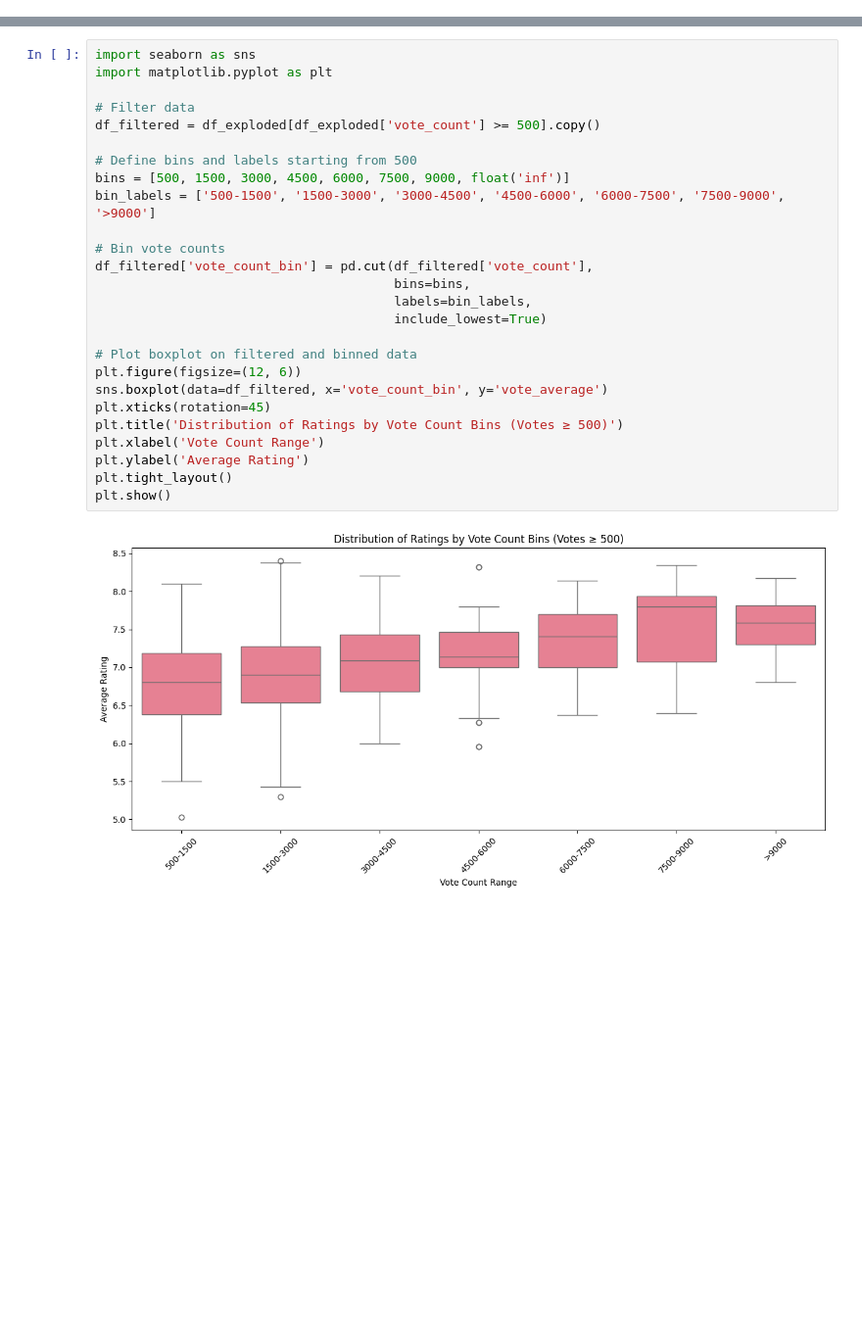
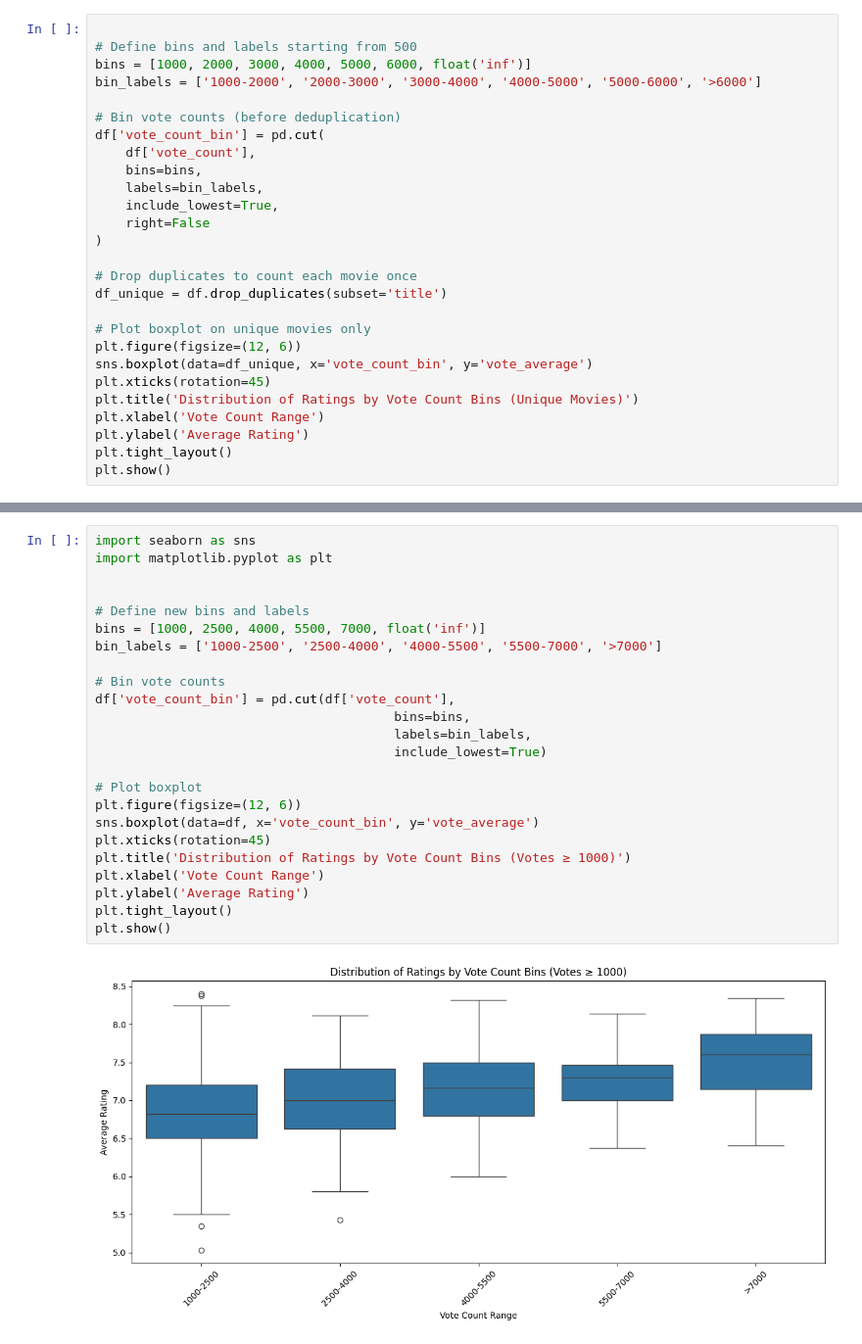
Before and after one commit to LSE-ME204/me204-2025-project-prsnt95, a Jupyter notebook: notebooks/NB03-analysis.ipynb, the cells around one changed output, grey strips where cells are left out. Shown at 98% size. Saved outputs shown, nothing was run; the diff lists cells and outputs as text; blank space fills up the shorter version.

```diff
--- a/notebooks/NB03-analysis.ipynb
+++ b/notebooks/NB03-analysis.ipynb
@@ -205,0 +122,27 @@ Name: vote_average, dtype: float64
+# %%
+
+# Define bins and labels starting from 500
+bins = [1000, 2000, 3000, 4000, 5000, 6000, float('inf')]
+bin_labels = ['1000-2000', '2000-3000', '3000-4000', '4000-5000', '5000-6000', '>6000']
+
+# Bin vote counts (before deduplication)
+df['vote_count_bin'] = pd.cut(
+    df['vote_count'],
+    bins=bins,
+    labels=bin_labels,
+    include_lowest=True,
+    right=False
+)
+
+# Drop duplicates to count each movie once
+df_unique = df.drop_duplicates(subset='title')
+
+# Plot boxplot on unique movies only
+plt.figure(figsize=(12, 6))
+sns.boxplot(data=df_unique, x='vote_count_bin', y='vote_average')
+plt.xticks(rotation=45)
+plt.title('Distribution of Ratings by Vote Count Bins (Unique Movies)')
+plt.xlabel('Vote Count Range')
+plt.ylabel('Average Rating')
+plt.tight_layout()
+plt.show()
@@ -206,28 +163,26 @@ Name: vote_average, dtype: float64
 # %%
 import seaborn as sns
 import matplotlib.pyplot as plt
 
-# Filter data
-df_filtered = df_exploded[df_exploded['vote_count'] >= 500].copy()
 
-# Define bins and labels starting from 500
-bins = [500, 1500, 3000, 4500, 6000, 7500, 9000, float('inf')]
-bin_labels = ['500-1500', '1500-3000', '3000-4500', '4500-6000', '6000-7500', '7500-9000', '>9000']
+# Define new bins and labels
+bins = [1000, 2500, 4000, 5500, 7000, float('inf')]
+bin_labels = ['1000-2500', '2500-4000', '4000-5500', '5500-7000', '>7000']
 
 # Bin vote counts
-df_filtered['vote_count_bin'] = pd.cut(df_filtered['vote_count'],
+df['vote_count_bin'] = pd.cut(df['vote_count'],
                                        bins=bins,
                                        labels=bin_labels,
                                        include_lowest=True)
 
-# Plot boxplot on filtered and binned data
+# Plot boxplot
 plt.figure(figsize=(12, 6))
-sns.boxplot(data=df_filtered, x='vote_count_bin', y='vote_average')
+sns.boxplot(data=df, x='vote_count_bin', y='vote_average')
 plt.xticks(rotation=45)
-plt.title('Distribution of Ratings by Vote Count Bins (Votes ≥ 500)')
+plt.title('Distribution of Ratings by Vote Count Bins (Votes ≥ 1000)')
 plt.xlabel('Vote Count Range')
 plt.ylabel('Average Rating')
 plt.tight_layout()
 plt.show()
 # %% [output]
-[figure, old version]
+[figure, new version]
```
Also changed, not shown: parts of 22 cells of this notebook, 5 other files.
